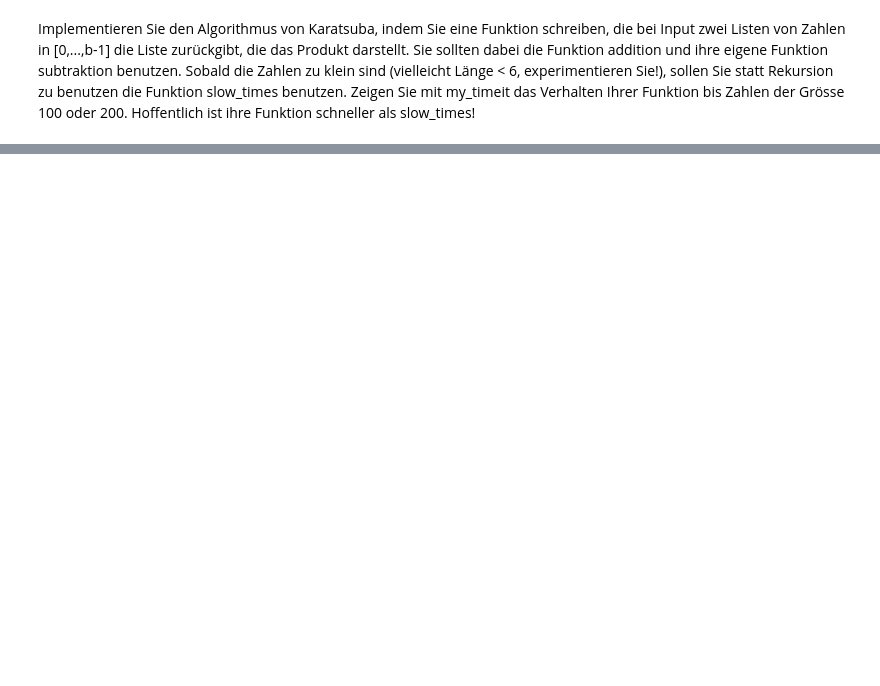
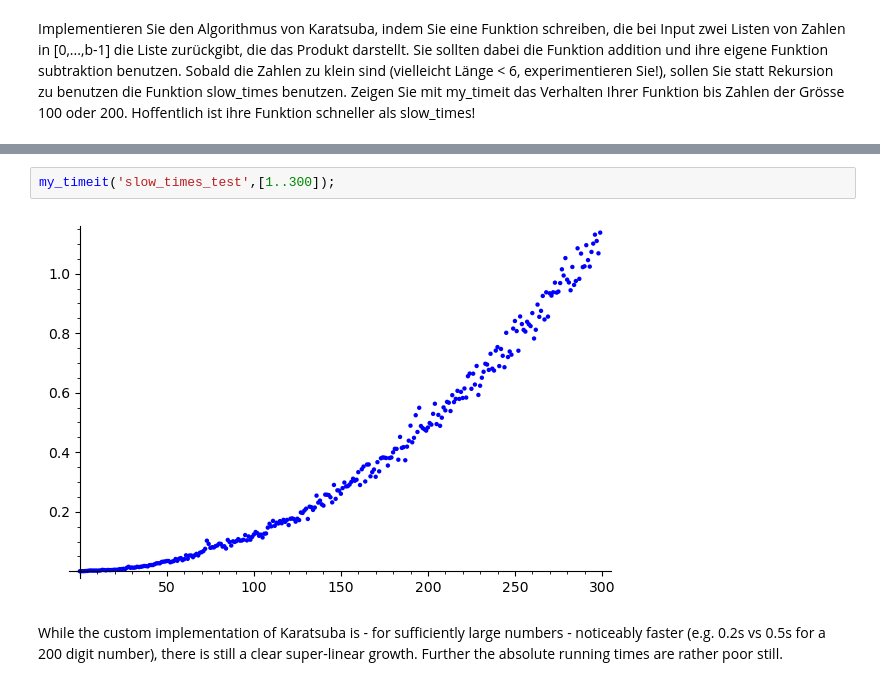
Before and after one commit to Lavode/446538-algorithmen-in-der-algebra, a Jupyter notebook: exercises/01/practical/karatsuba.ipynb, the cells around one changed output, grey strips where cells are left out. Drawn from its saved outputs; the diff is of its cells as text; blank space fills up the shorter version.

```diff
--- a/exercises/01/practical/karatsuba.ipynb
+++ b/exercises/01/practical/karatsuba.ipynb
@@ -158,0 +284,6 @@ Implementieren Sie den Algorithmus von Karatsuba, indem Sie eine Funktion schrei
+# %%
+my_timeit('slow_times_test',[1..300]);
+# %% [output]
+[figure, added]
+# %% [markdown]
+While the custom implementation of Karatsuba is - for sufficiently large numbers - noticeably faster (e.g. 0.2s vs 0.5s for a 200 digit number), there is still a clear super-linear growth. Further the absolute running times are rather poor still.
```
Also changed, not shown: parts of 11 cells of this notebook.
